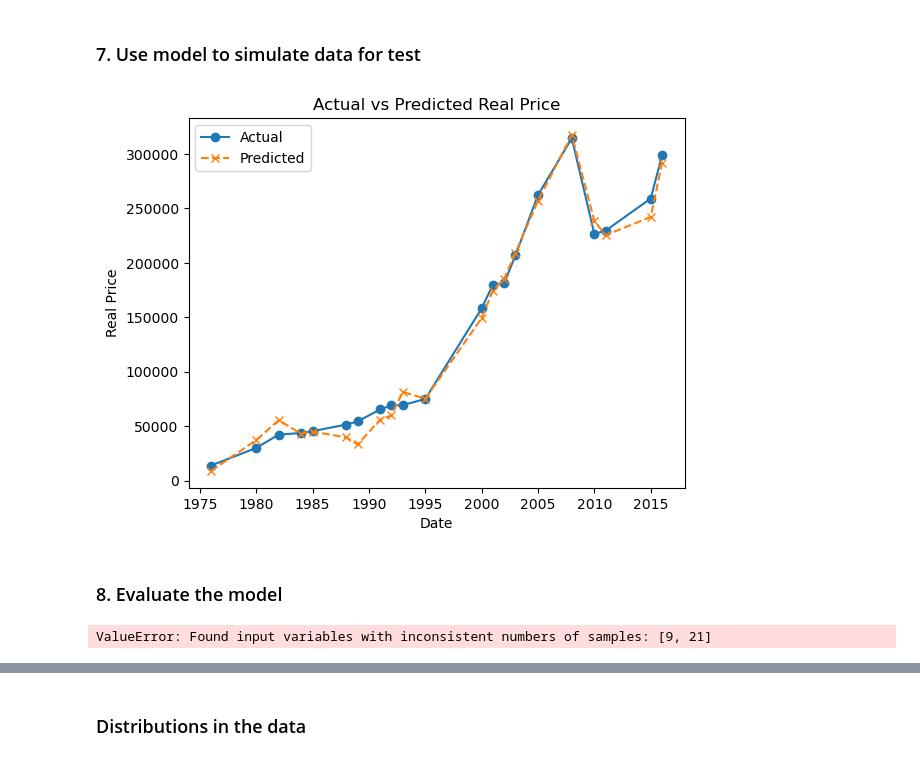
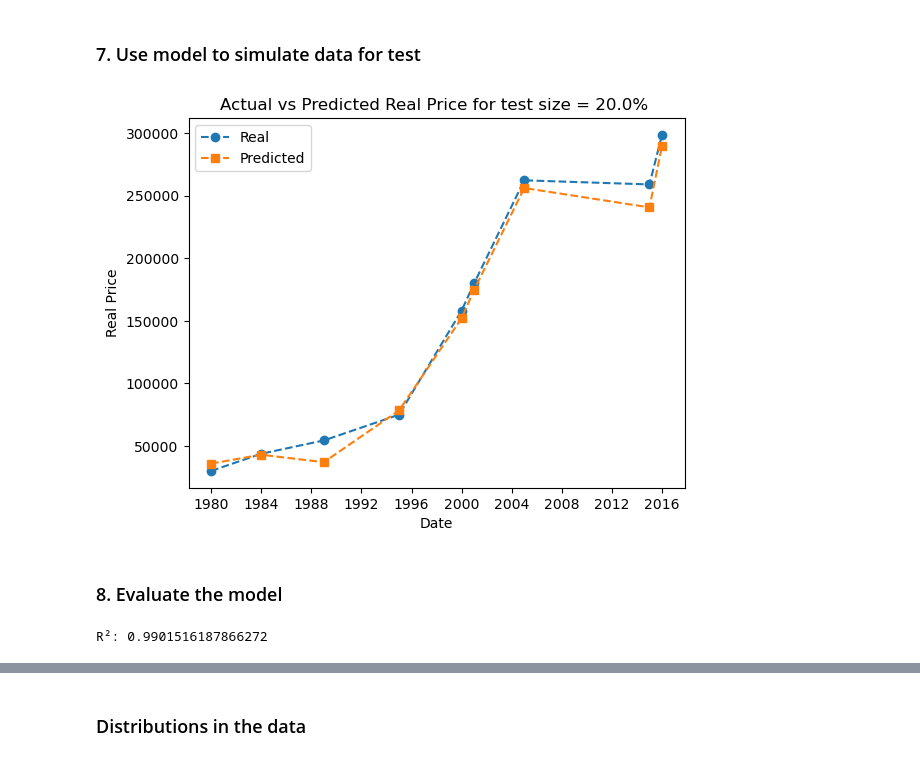
Before and after one commit to shanekeenan/prog_data_analysis, a Jupyter notebook: project1/project1.ipynb, the cells around one changed output, grey strips where cells are left out. Saved outputs shown, nothing was run; the diff lists cells and outputs as text; code cells hidden in the pictures.

Commit message:
work on the evaluation of the model.. plot actual vs predicted price for test size... for loop to test various test sizes

```diff
--- a/project1/project1.ipynb
+++ b/project1/project1.ipynb
@@ -958,13 +959,12 @@ we can see from the heatmap pairplot that
 # %% [markdown]
 ### 6. Train model using split data set and Linear regression
 # %%
-# Define the target variable (y) and the dependents
+# The target variable is defined as y and the dependents x
 X = df.drop(columns=['r_price'])
 y = df['r_price']
-
-
-# Split the data into training and testing sets (test_size= 0.2 will give 20% test (80 % train))
-X_train, X_test, y_train, y_test = train_test_split(X, y, test_size=0.2, random_state=42)
+test = 0.2
+# Split the data into training and testing sets (test_size= 0.8 will give 80% test (20 % train))
+X_train, X_test, y_train, y_test = train_test_split(X, y, test_size=test, random_state=42)
 # train the linear regression model
 model = LinearRegression()
 model.fit(X_train, y_train)
@@ -977,34 +977,38 @@ Intercept: -306850.35765737435
 # %% [markdown]
 ### 7. Use model to simulate data for test
 # %%
+#https://machinelearningmastery.com/train-test-split-for-evaluating-machine-learning-algorithms/
+#https://realpython.com/train-test-split-python-data/
+
+
 # Make predictions on the test set
 y_pred = model.predict(X_test)
-
 
 # Assuming 'X_test' is your testing set
 y_pred = model.predict(X_test)
 y_pred
-# Create a DataFrame with the predicted values and the corresponding index
+# generate a DataFrame with the predicted values and the corresponding index
 #predicted_df = pd.DataFrame({'Predicted_real_price': y_pred}, index=X_test.index)
 #predicted_df
-# Create a DataFrame with the actual and predicted values
+# generate a DataFrame with the actual and predicted values with X_test values as index
 comparison_df = pd.DataFrame({'Actual': y_test, 'Predicted': y_pred}, index=X_test.index)
 comparison_df = comparison_df.sort_index()
-# Plot the actual vs predicted values
-plt.plot(comparison_df.index, comparison_df['Actual'], label='Actual', marker='o')
-plt.plot(comparison_df.index, comparison_df['Predicted'], label='Predicted', linestyle='--', marker='x')
+
+#
+plt.plot(comparison_df.index, comparison_df['Actual'], label='Real', linestyle='--', marker='o')
+plt.plot(comparison_df.index, comparison_df['Predicted'], label='Predicted', linestyle='--', marker='s')
 plt.xlabel('Date')
 plt.ylabel('Real Price')
-plt.title('Actual vs Predicted Real Price')
+plt.title(f'Actual vs Predicted Real Price for test size = {test*100}% ')
 plt.legend()
 plt.show()
 # %% [output]
-[figure, old version]
+[figure, new version]
 # %% [markdown]
 ### 8. Evaluate the model
-# %%
-# Evaluate the model
-mse = mean_squared_error(y_test, y_pred)
-print(f'Mean Squared Error: {mse}')
-# %% [output]
-ValueError: Found input variables with inconsistent numbers of samples: [9, 21]
+# %%
+# Calculate R-squared
+R_2 = r2_score(y_test, y_pred)
+print(f'R\u00B2: {R_2}')
+# %% [output]
+R²: 0.9901516187866272
```
Also changed, not shown: parts of 6 cells of this notebook.
